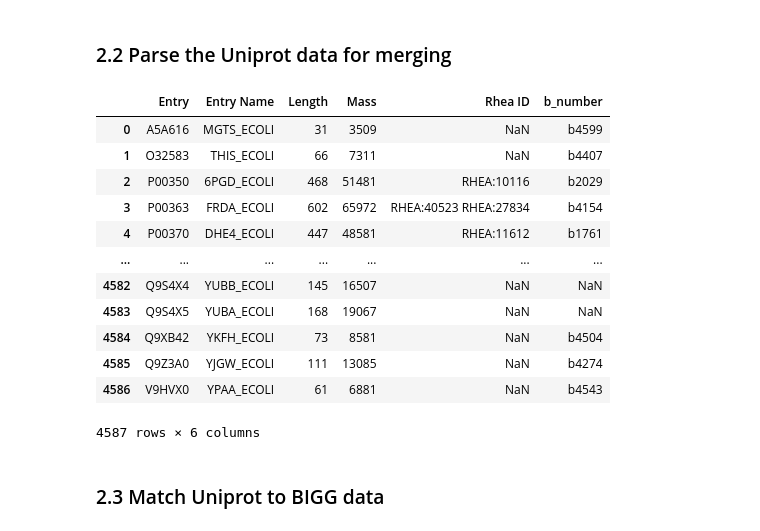
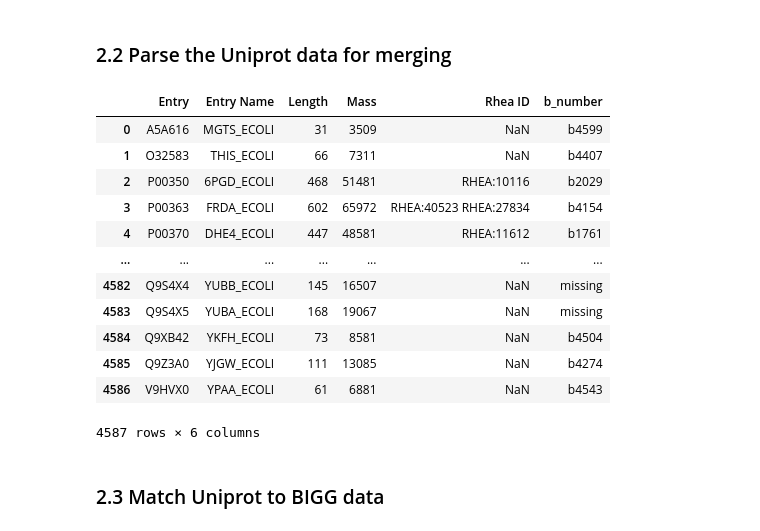
Before and after one commit to iAMB-RWTH-Aachen/PAMparametrizer, a Jupyter notebook: Scripts/i1_preprocessing/0_parse_kcat_values_GotEnzymes.ipynb, the cells around one changed output. Drawn from its saved outputs; the diff is of its cells as text; code cells hidden in the pictures.

```diff
--- a/Scripts/i1_preprocessing/0_parse_kcat_values_GotEnzymes.ipynb
+++ b/Scripts/i1_preprocessing/0_parse_kcat_values_GotEnzymes.ipynb
@@ -162,20 +161,22 @@ id_mapper_df
 # %%
 # load the uniprot information
 uniprot_df = pd.read_excel(UNIPROT_FILE_PATH)
 #get the gene id from the gene names
 uniprot_df['b_number'] = uniprot_df['Gene Names'].str.extract(locustag_regex)
 uniprot_df = uniprot_df.drop('Gene Names', axis=1)
+# fill in the missing genes to prevent a mismatch in mapping to the model data
+uniprot_df['b_number'] = uniprot_df['b_number'].fillna('missing')
 uniprot_df
 # %% [output]
 |  | Entry | Entry Name | Length | Mass | Rhea ID | b_number |
 | 0 | A5A616 | MGTS_ECOLI | 31 | 3509 | NaN | b4599 |
 | 1 | O32583 | THIS_ECOLI | 66 | 7311 | NaN | b4407 |
 | 2 | P00350 | 6PGD_ECOLI | 468 | 51481 | RHEA:10116 | b2029 |
 | 3 | P00363 | FRDA_ECOLI | 602 | 65972 | RHEA:40523 RHEA:27834 | b4154 |
 | 4 | P00370 | DHE4_ECOLI | 447 | 48581 | RHEA:11612 | b1761 |
 | ... | ... | ... | ... | ... | ... | ... |
-| 4582 | Q9S4X4 | YUBB_ECOLI | 145 | 16507 | NaN | NaN |
-| 4583 | Q9S4X5 | YUBA_ECOLI | 168 | 19067 | NaN | NaN |
+| 4582 | Q9S4X4 | YUBB_ECOLI | 145 | 16507 | NaN | missing |
+| 4583 | Q9S4X5 | YUBA_ECOLI | 168 | 19067 | NaN | missing |
 | 4584 | Q9XB42 | YKFH_ECOLI | 73 | 8581 | NaN | b4504 |
 | 4585 | Q9Z3A0 | YJGW_ECOLI | 111 | 13085 | NaN | b4274 |
 | 4586 | V9HVX0 | YPAA_ECOLI | 61 | 6881 | NaN | b4543 |
```
Also changed, not shown: parts of 9 cells of this notebook, 1 other file.
